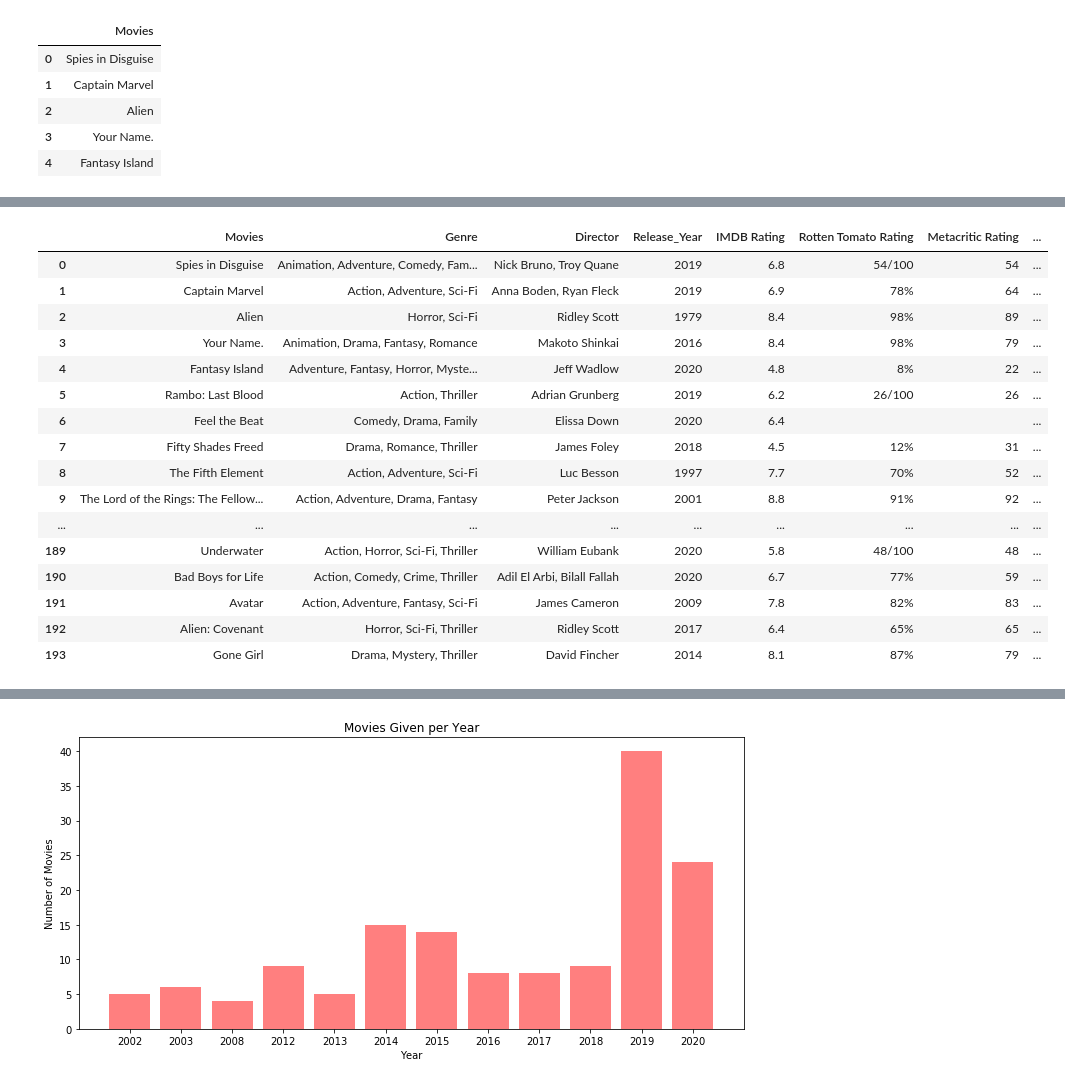
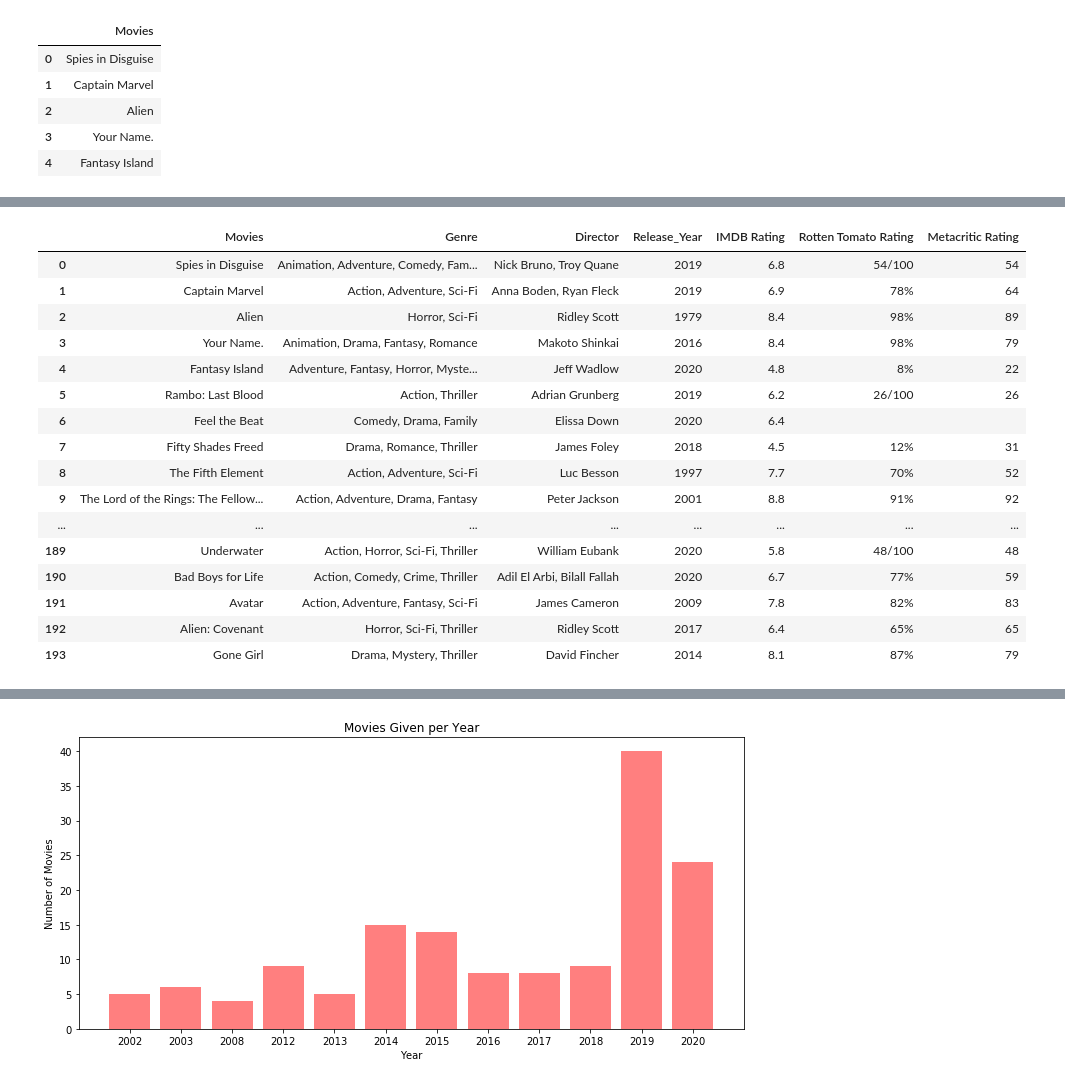
Before and after one commit to mwil177/project-1, a Jupyter notebook: Movie Stuff.ipynb, the cells around one changed output, grey strips where cells are left out. Drawn from its saved outputs; the diff is of its cells as text; code cells hidden in the pictures.

```diff
--- a/Movie Stuff.ipynb
+++ b/Movie Stuff.ipynb
@@ -42,8 +42,8 @@ movie["year"] = ""
 movie["imdbRating"] = ""
 movie["ratings_rotten"] = ""
 movie["rating_ metacritic"] = ""
-movie["run_time"] = ""
-movie["writer"] = ""
+#movie["run_time"] = ""
+#movie["writer"] = ""
 
 
 index=0
@@ -69,8 +69,8 @@ for index, row in movie.iterrows():
         movie.loc[index, 'imdbRating'] = response['imdbRating']
         movie.loc[index, 'ratings_rotten'] = response['Ratings'][1]['Value']
         movie.loc[index, 'rating_ metacritic'] = response['Metascore']
-        movie.loc[index, 'run_time'] = response['Runtime']
-        movie.loc[index, 'writer'] = response['Writer']
+        #movie.loc[index, 'run_time'] = response['Runtime']
+        #movie.loc[index, 'writer'] = response['Writer']
 
     except :
         print("Not a movie... skipping.")
@@ -125,32 +125,31 @@ movie.head()
 # %%
-movie_short = movie[["title", "genre", "director", "year", "imdbRating", "ratings_rotten", "rating_ metacritic", "run_time"]]
+movie_short = movie[["title", "genre", "director", "year", "imdbRating", "ratings_rotten", "rating_ metacritic"]]
 movie_short_rename = movie_short.rename(columns={"title": "Movies",
                                                  "genre": "Genre",
                                                  "director": "Director",
                                                  "year": "Release_Year",
                                                  "imdbRating": "IMDB Rating",
                                                  "ratings_rotten": "Rotten Tomato Rating",
-                                                 "rating_ metacritic": "Metacritic Rating",
-                                                 "run_time": "Movie RunTime"})
+                                                 "rating_ metacritic": "Metacritic Rating"})
 movie_short_rename
 # %% [output]
-|  | Movies | Genre | Director | Release_Year | IMDB Rating | Rotten Tomato Rating | Metacritic Rating | ... |
-| 0 | Spies in Disguise | Animation, Adventure, Comedy, Fam... | Nick Bruno, Troy Quane | 2019 | 6.8 | 54/100 | 54 | ... |
-| 1 | Captain Marvel | Action, Adventure, Sci-Fi | Anna Boden, Ryan Fleck | 2019 | 6.9 | 78% | 64 | ... |
-| 2 | Alien | Horror, Sci-Fi | Ridley Scott | 1979 | 8.4 | 98% | 89 | ... |
-| 3 | Your Name. | Animation, Drama, Fantasy, Romance | Makoto Shinkai | 2016 | 8.4 | 98% | 79 | ... |
-| 4 | Fantasy Island | Adventure, Fantasy, Horror, Myste... | Jeff Wadlow | 2020 | 4.8 | 8% | 22 | ... |
-| 5 | Rambo: Last Blood | Action, Thriller | Adrian Grunberg | 2019 | 6.2 | 26/100 | 26 | ... |
-| 6 | Feel the Beat | Comedy, Drama, Family | Elissa Down | 2020 | 6.4 |  |  | ... |
-| 7 | Fifty Shades Freed | Drama, Romance, Thriller | James Foley | 2018 | 4.5 | 12% | 31 | ... |
-| 8 | The Fifth Element | Action, Adventure, Sci-Fi | Luc Besson | 1997 | 7.7 | 70% | 52 | ... |
-| 9 | The Lord of the Rings: The Fellow... | Action, Adventure, Drama, Fantasy | Peter Jackson | 2001 | 8.8 | 91% | 92 | ... |
-| ... | ... | ... | ... | ... | ... | ... | ... | ... |
-| 189 | Underwater | Action, Horror, Sci-Fi, Thriller | William Eubank | 2020 | 5.8 | 48/100 | 48 | ... |
-| 190 | Bad Boys for Life | Action, Comedy, Crime, Thriller | Adil El Arbi, Bilall Fallah | 2020 | 6.7 | 77% | 59 | ... |
-| 191 | Avatar | Action, Adventure, Fantasy, Sci-Fi | James Cameron | 2009 | 7.8 | 82% | 83 | ... |
-| 192 | Alien: Covenant | Horror, Sci-Fi, Thriller | Ridley Scott | 2017 | 6.4 | 65% | 65 | ... |
-| 193 | Gone Girl | Drama, Mystery, Thriller | David Fincher | 2014 | 8.1 | 87% | 79 | ... |
+|  | Movies | Genre | Director | Release_Year | IMDB Rating | Rotten Tomato Rating | Metacritic Rating |
+| 0 | Spies in Disguise | Animation, Adventure, Comedy, Fam... | Nick Bruno, Troy Quane | 2019 | 6.8 | 54/100 | 54 |
+| 1 | Captain Marvel | Action, Adventure, Sci-Fi | Anna Boden, Ryan Fleck | 2019 | 6.9 | 78% | 64 |
+| 2 | Alien | Horror, Sci-Fi | Ridley Scott | 1979 | 8.4 | 98% | 89 |
+| 3 | Your Name. | Animation, Drama, Fantasy, Romance | Makoto Shinkai | 2016 | 8.4 | 98% | 79 |
+| 4 | Fantasy Island | Adventure, Fantasy, Horror, Myste... | Jeff Wadlow | 2020 | 4.8 | 8% | 22 |
+| 5 | Rambo: Last Blood | Action, Thriller | Adrian Grunberg | 2019 | 6.2 | 26/100 | 26 |
+| 6 | Feel the Beat | Comedy, Drama, Family | Elissa Down | 2020 | 6.4 |  |  |
+| 7 | Fifty Shades Freed | Drama, Romance, Thriller | James Foley | 2018 | 4.5 | 12% | 31 |
+| 8 | The Fifth Element | Action, Adventure, Sci-Fi | Luc Besson | 1997 | 7.7 | 70% | 52 |
+| 9 | The Lord of the Rings: The Fellow... | Action, Adventure, Drama, Fantasy | Peter Jackson | 2001 | 8.8 | 91% | 92 |
+| ... | ... | ... | ... | ... | ... | ... | ... |
+| 189 | Underwater | Action, Horror, Sci-Fi, Thriller | William Eubank | 2020 | 5.8 | 48/100 | 48 |
+| 190 | Bad Boys for Life | Action, Comedy, Crime, Thriller | Adil El Arbi, Bilall Fallah | 2020 | 6.7 | 77% | 59 |
+| 191 | Avatar | Action, Adventure, Fantasy, Sci-Fi | James Cameron | 2009 | 7.8 | 82% | 83 |
+| 192 | Alien: Covenant | Horror, Sci-Fi, Thriller | Ridley Scott | 2017 | 6.4 | 65% | 65 |
+| 193 | Gone Girl | Drama, Mystery, Thriller | David Fincher | 2014 | 8.1 | 87% | 79 |
 # %%
 movie_split_genre = movie_short_rename["Genre"].str.split(",", n=4, expand=True)
 movie_split_director = movie_short_rename["Director"].str.split(",", n=1, expand=True)
```
Also changed, not shown: parts of 20 cells of this notebook.
